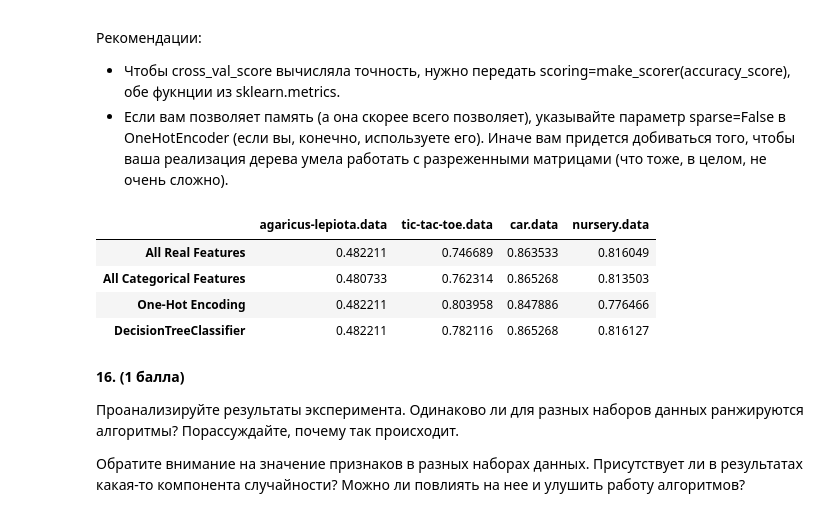
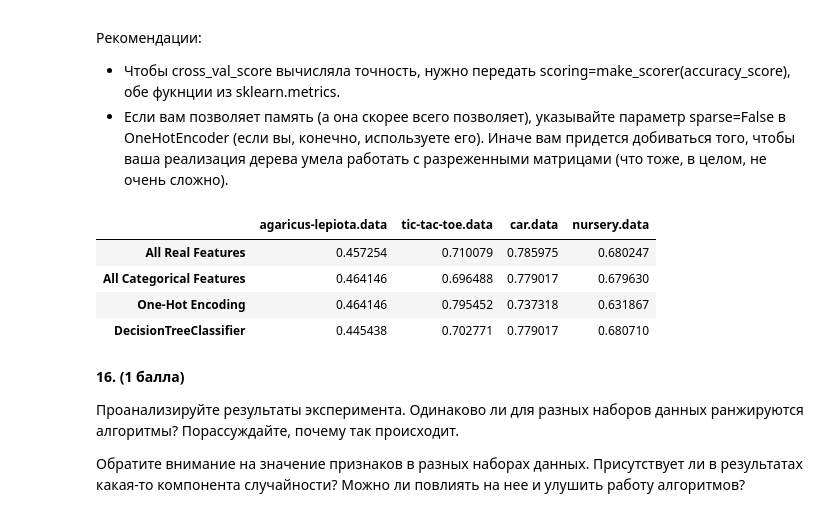
Before and after one commit to addmitriev66/MachineLearning2023, a Jupyter notebook: homework05/homework05/homework-practice-05-Decision_tree.ipynb, the cells around one changed output. Saved outputs shown, nothing was run; the diff lists cells and outputs as text; code cells hidden in the pictures.

```diff
--- a/homework05/homework05/homework-practice-05-Decision_tree.ipynb
+++ b/homework05/homework05/homework-practice-05-Decision_tree.ipynb
@@ -576,41 +576,41 @@ def evaluate_decision_tree(dataset, feature_types, one_hot_encode=False):
     tree = DecisionTreeClassifier()
 
     # Оценка точности с использованием cross_val_score
-    accuracy = cross_val_score(tree, X, y, cv=10, scoring=make_scorer(accuracy_score)).mean()
+    accuracy = cross_val_score(tree, X, y, cv=5, scoring=make_scorer(accuracy_score)).mean()
 
     return accuracy
 
 # Загрузка данных
 mushrooms_url = "https://archive.ics.uci.edu/ml/machine-learning-databases/mushroom/agaricus-lepiota.data"
 tic_tac_toe_url = "https://archive.ics.uci.edu/ml/machine-learning-databases/tic-tac-toe/tic-tac-toe.data"
 cars_url = "https://archive.ics.uci.edu/ml/machine-learning-databases/car/car.data"
 nursery_url = "https://archive.ics.uci.edu/ml/machine-learning-databases/nursery/nursery.data"
 
 # Оценка алгоритмов
 datasets = [mushrooms_url, tic_tac_toe_url, cars_url, nursery_url]
 feature_types = ["real"] * 22  # Все признаки вещественные
 
 results = {}
 for dataset in datasets:
     dataset_name = dataset.split("/")[-1]
     results[dataset_name] = {
         "All Real Features": evaluate_decision_tree(dataset, feature_types),
         "All Categorical Features": evaluate_decision_tree(dataset, ["categorical"]),
         "One-Hot Encoding": evaluate_decision_tree(dataset, feature_types, one_hot_encode=True),
         "DecisionTreeClassifier": evaluate_decision_tree(dataset, ["real"])
     }
 
 # Создание DataFrame
 results_df = pd.DataFrame(results)
 
 # Вывод результатов
 results_df
 # %% [output]
 |  | agaricus-lepiota.data | tic-tac-toe.data | car.data | nursery.data |
-| All Real Features | 0.482211 | 0.746689 | 0.863533 | 0.816049 |
-| All Categorical Features | 0.480733 | 0.762314 | 0.865268 | 0.813503 |
-| One-Hot Encoding | 0.482211 | 0.803958 | 0.847886 | 0.776466 |
-| DecisionTreeClassifier | 0.482211 | 0.782116 | 0.865268 | 0.816127 |
+| All Real Features | 0.457254 | 0.710079 | 0.785975 | 0.680247 |
+| All Categorical Features | 0.464146 | 0.696488 | 0.779017 | 0.679630 |
+| One-Hot Encoding | 0.464146 | 0.795452 | 0.737318 | 0.631867 |
+| DecisionTreeClassifier | 0.445438 | 0.702771 | 0.779017 | 0.680710 |
 # %% [markdown]
 __16. (1 балла)__
 
```
